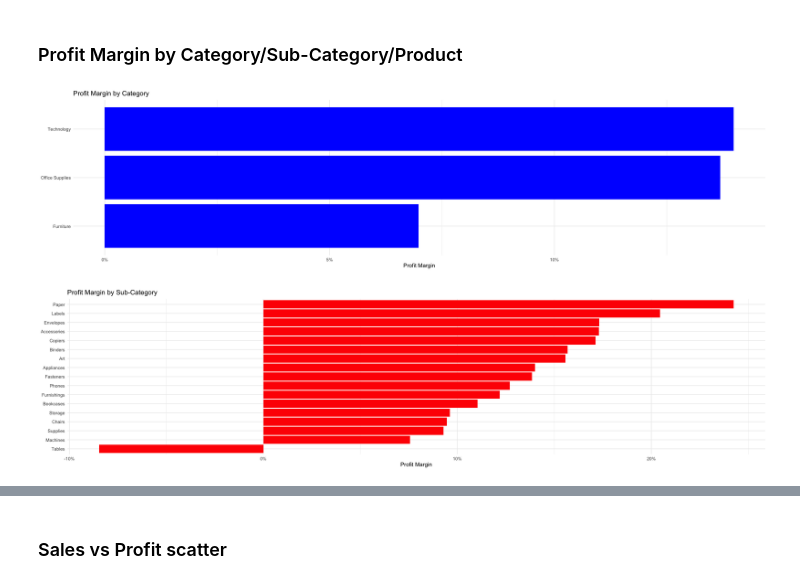
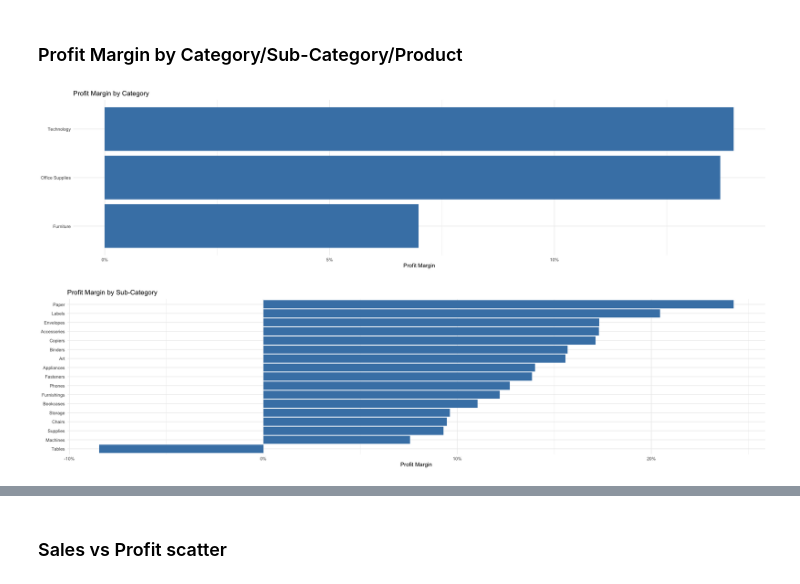
Before and after one commit to aleksiakolo/product-sales-analysis, a Jupyter notebook: notebooks/visualization/01_overall_perfromance.ipynb, the cells around one changed output, grey strips where cells are left out. Saved outputs shown, nothing was run; the diff lists cells and outputs as text; code cells hidden in the pictures.

Commit message:
finished visualization and inferential plan

```diff
--- a/notebooks/visualization/01_overall_perfromance.ipynb
+++ b/notebooks/visualization/01_overall_perfromance.ipynb
@@ -177,25 +178,26 @@ ggplot(product_perf, aes(x = product_name, y = value, fill = metric)) +
 # %%
 category_margin <- orders %>%
     group_by(category) %>%
     summarise(
         total_sales  = sum(sales),
         total_profit = sum(profit),
         profit_margin = total_profit / total_sales,
         .groups = "drop"
-    )
+    ) %>%
+    slice_max(total_sales, n = 5)
 
 ggplot(category_margin, aes(x = reorder(category, profit_margin), y = profit_margin)) +
-    geom_col(fill = "blue") +
+    geom_col(fill = "steelblue") +
     scale_y_continuous(labels = scales::percent_format(accuracy = 1)) +
     coord_flip() +
     labs(
         title = "Profit Margin by Category",
         x = NULL,
         y = "Profit Margin"
     ) +
     theme_minimal()
 # %% [output]
-[figure, old version]
+[figure, new version]
 # %%
 subcategory_margin <- orders %>%
     group_by(sub_category) %>%
@@ -207,7 +209,7 @@ subcategory_margin <- orders %>%
     )
 
 ggplot(subcategory_margin, aes(x = reorder(sub_category, profit_margin), y = profit_margin)) +
-    geom_col(fill = "red") +
+    geom_col(fill = "steelblue") +
     scale_y_continuous(labels = scales::percent_format(accuracy = 1)) +
     coord_flip() +
     labs(
@@ -217,4 +219,4 @@ ggplot(subcategory_margin, aes(x = reorder(sub_category, profit_margin), y = pro
     ) +
     theme_minimal()
 # %% [output]
-[figure, old version]
+[figure, new version]
```
Also changed, not shown: parts of 24 cells of this notebook, 6 other files.
